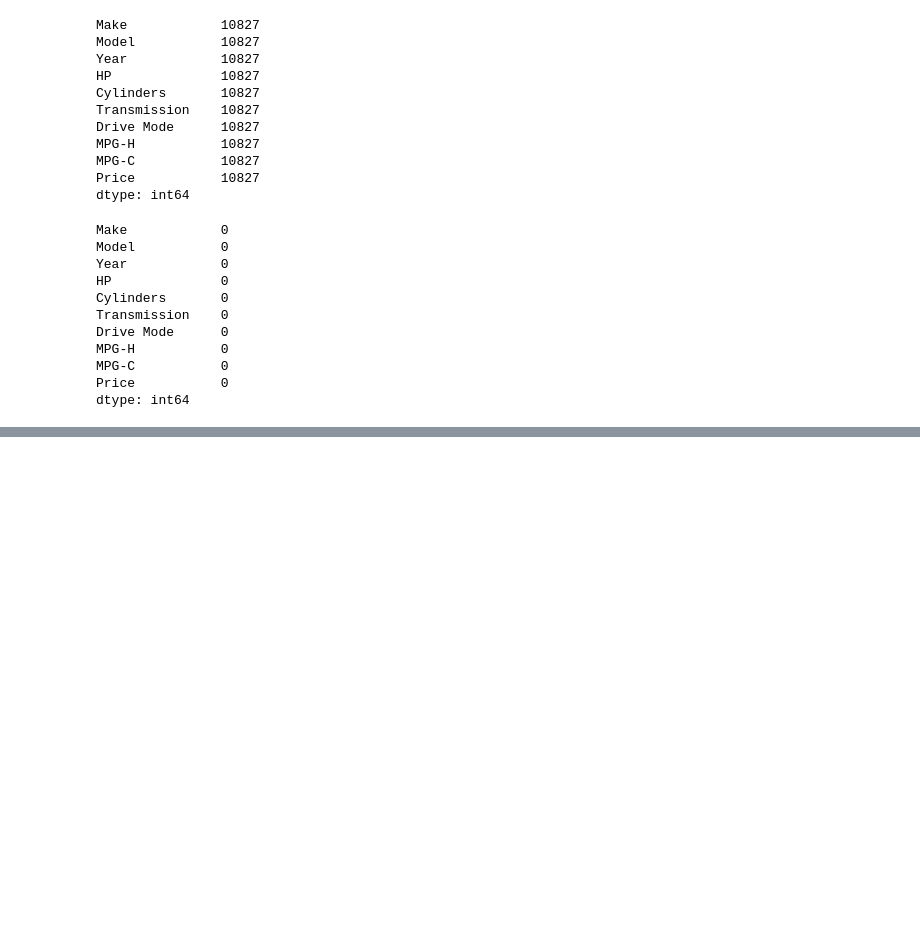
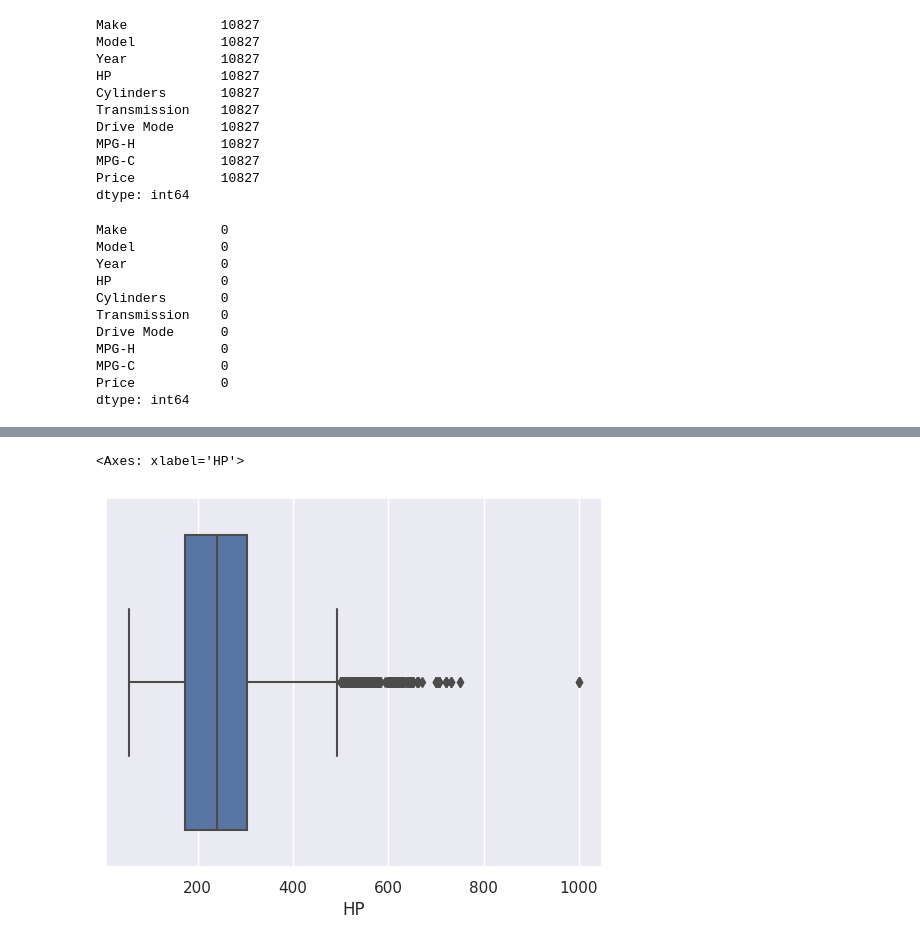
Before and after one commit to fpabi/Tareas, a Jupyter notebook: Tarea9.ipynb, the cells around one changed output, grey strips where cells are left out. Cells and saved outputs as stored; diff of their text form; code cells hidden in the pictures; blank space fills up the shorter version.

```diff
--- a/Tarea9.ipynb
+++ b/Tarea9.ipynb
@@ -189,0 +195,5 @@ dtype: int64
+# %%
+sns.boxplot(x=df['HP'])
+# %% [output]
+<Axes: xlabel='HP'>
+[figure, added]
```
Also changed, not shown: parts of 4 cells of this notebook.
